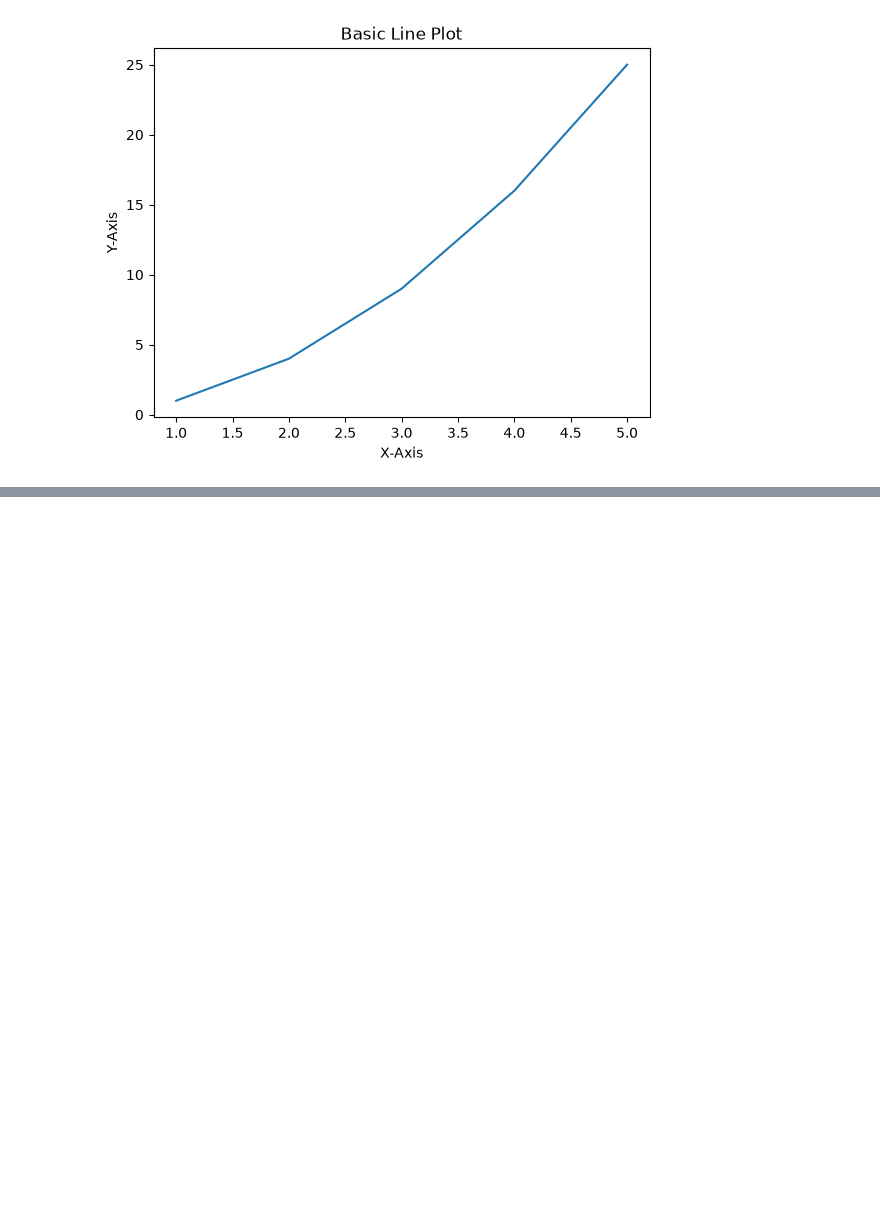
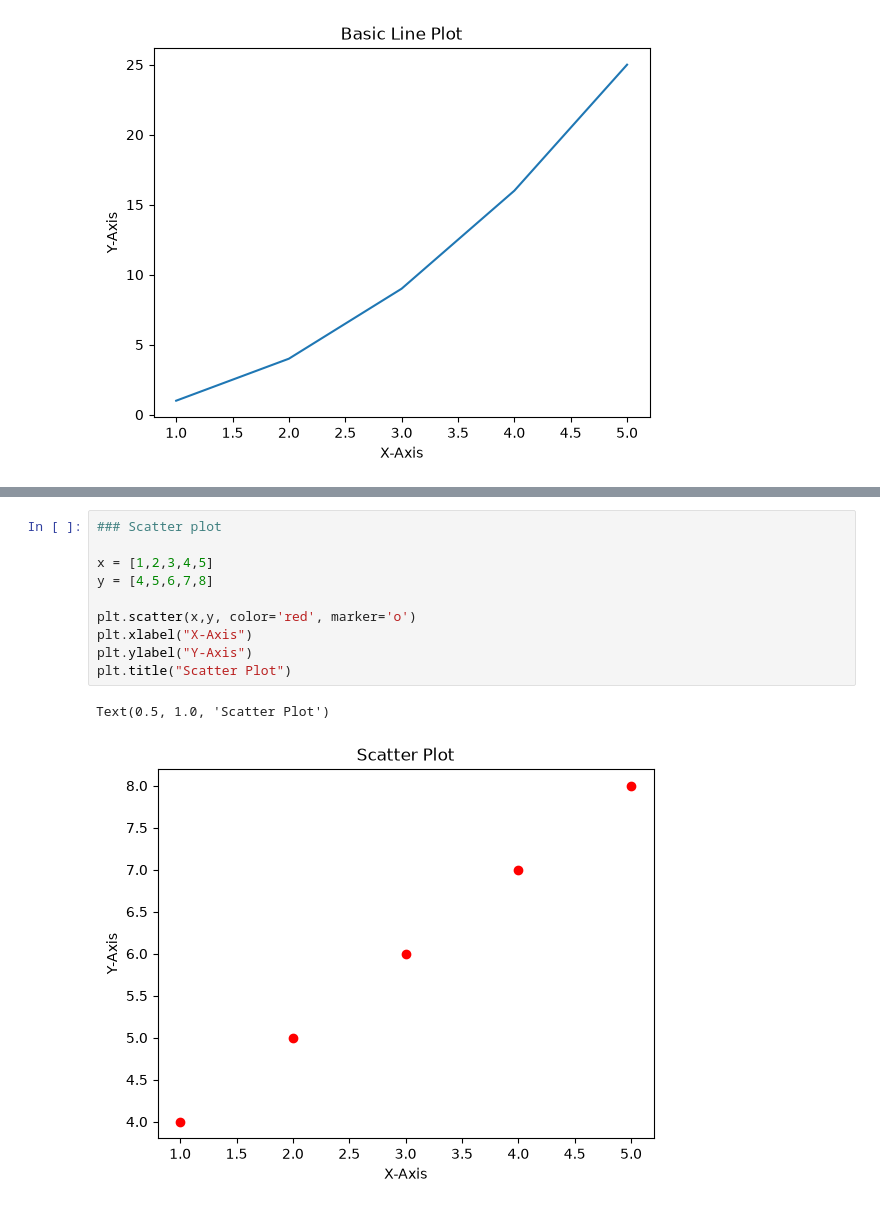
Before and after one commit to utkarshjoshi24/Machine-Learning-, a Jupyter notebook: Data Visualization/sample.ipynb, the cells around one changed output, grey strips where cells are left out. Drawn from its saved outputs; the diff is of its cells as text; blank space fills up the shorter version.

```diff
--- a/Data Visualization/sample.ipynb
+++ b/Data Visualization/sample.ipynb
@@ -38,0 +96,13 @@ plt.show()
+# %%
+### Scatter plot
+
+x = [1,2,3,4,5]
+y = [4,5,6,7,8]
+
+plt.scatter(x,y, color='red', marker='o')
+plt.xlabel("X-Axis")
+plt.ylabel("Y-Axis")
+plt.title("Scatter Plot")
+# %% [output]
+Text(0.5, 1.0, 'Scatter Plot')
+[figure, added]
```
Also changed, not shown: parts of 4 cells of this notebook.
